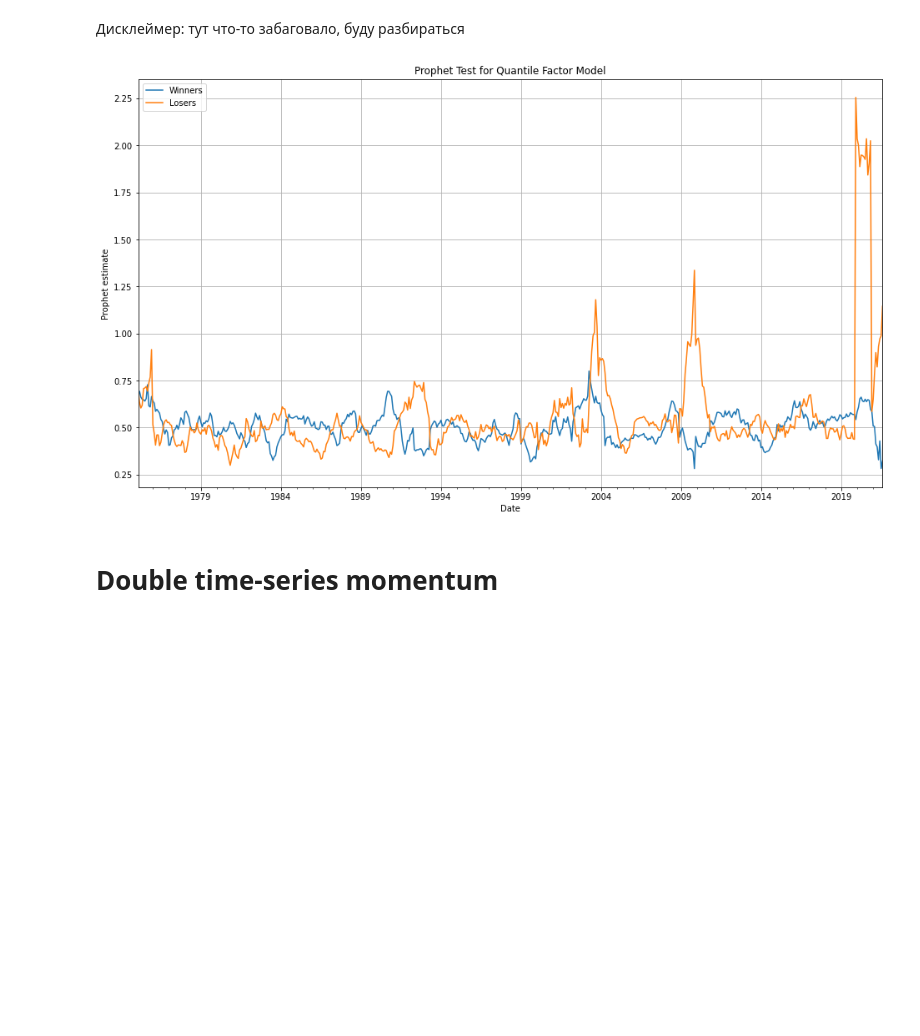
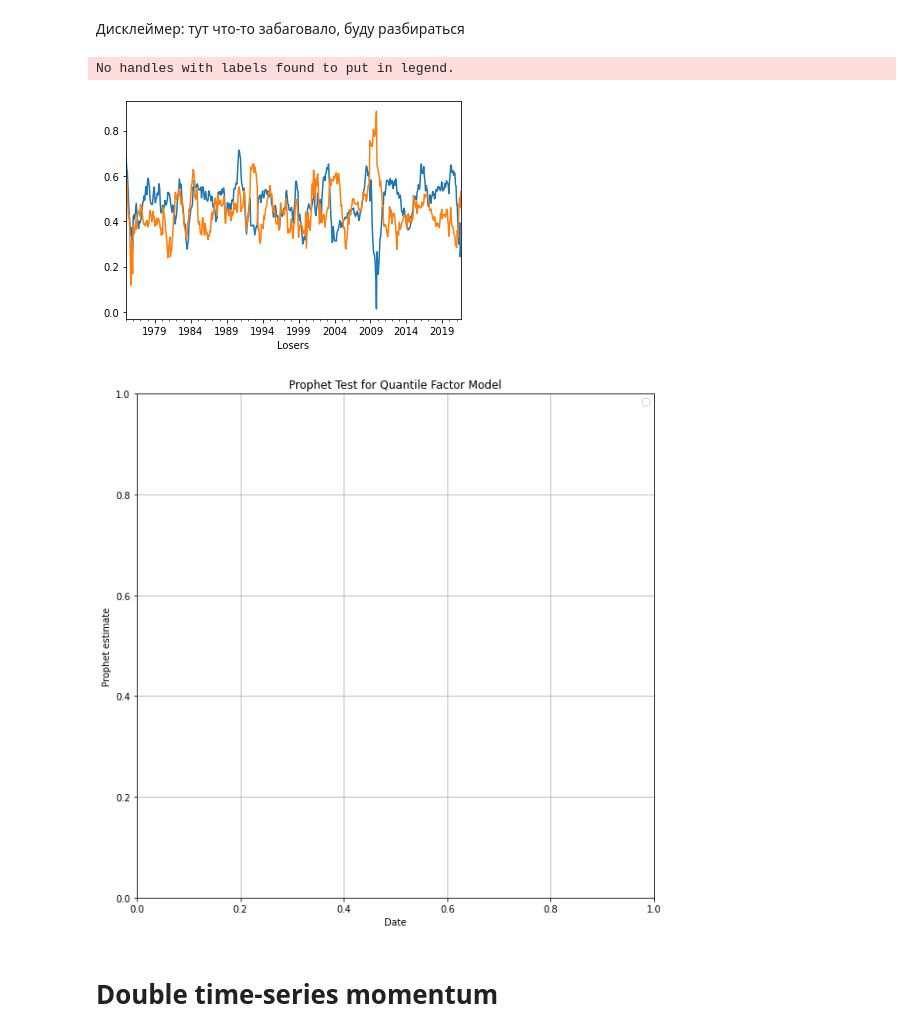
Before and after one commit to atomtosov/pqr, a Jupyter notebook: examples/usa_momentum.ipynb, the cells around one changed output. Drawn from its saved outputs; the diff is of its cells as text; code cells hidden in the pictures; blank space fills up the shorter version.

```diff
--- a/examples/usa_momentum.ipynb
+++ b/examples/usa_momentum.ipynb
@@ -2,5 +2,4 @@
 import pandas as pd
 import numpy as np
 import matplotlib.pyplot as plt
-plt.rcParams['figure.figsize'] = (16, 9)
 # %%
@@ -14,13 +15,13 @@ prices = prices.replace(0, np.nan)
 universe = pqr.Universe(prices)
 universe.filter(prices > 10)
 
-factorizer = pqr.Factorizer(
-    pqr.Filter(universe),
-    pqr.agg.PctChange(12),
-    pqr.Hold(12)
-)
-momentum = factorizer(prices, better="more")
-momentum.values = momentum.values.replace(0, np.nan)  # костыль, т.к. в данных есть проблемы
+preprocessor = [
+    pqr.Filter(universe.mask),
+    pqr.LookBackPctChange(12),
+    pqr.Hold(12),
+]
+momentum = pqr.Factor(prices, "more", preprocessor)
+momentum.values = momentum.values.replace(0, np.nan)  # костыль,т.к. в данных есть проблемы
 
 benchmark = pqr.Benchmark.from_universe(universe)
 # %% [markdown]
@@ -66,14 +62,8 @@ summary(portfolios)
 # Строим quantile факторную модель с 5 квантилями
 # %%
 fmq = pqr.fm.FactorModel(
-    picking_strategies=[
-        pqr.fm.Quantiles(0, 0.2),
-        pqr.fm.Quantiles(0.2, 0.4),
-        pqr.fm.Quantiles(0.4, 0.6),
-        pqr.fm.Quantiles(0.6, 0.8),
-        pqr.fm.Quantiles(0.8, 1),
-    ],
-    portfolio_builder=builder,
+    picking_strategies=pqr.fm.split_quantiles(5),
+    allocation_strategy=pqr.EqualWeights(),
 )
 
 portfolios_q = fmq(momentum, universe)
@@ -103,22 +83,26 @@ summary(portfolios_q)
 # %% [markdown]
 Дисклеймер: тут что-то забаговало, буду разбираться
 # %%
-prophet = pqr.tests.ProphetTest(
+prophet = pqr.tests.OpportunitiesTest(
     universe,
-    builder,
+    pqr.EqualWeights(),
     pqr.metrics.TrailingMeanReturn()
 )
+
+plt.figure(figsize=(10, 10))
 
 prophet(portfolios_q[0]).plot(label=portfolios_q[0].name)
 prophet(portfolios_q[-1]).plot(label=portfolios_q[-1].name)
 
 plt.title("Prophet Test for Quantile Factor Model")
 plt.xlabel("Date")
 plt.ylabel("Prophet estimate")
 plt.legend()
 plt.grid();
 # %% [output]
+No handles with labels found to put in legend.
-[figure, old version]
+[figure, new version]
+[figure, added]
 # %% [markdown]
 # Double time-series momentum
 # %% [markdown]
```
Also changed, not shown: parts of 7 cells of this notebook, 6 other files.
